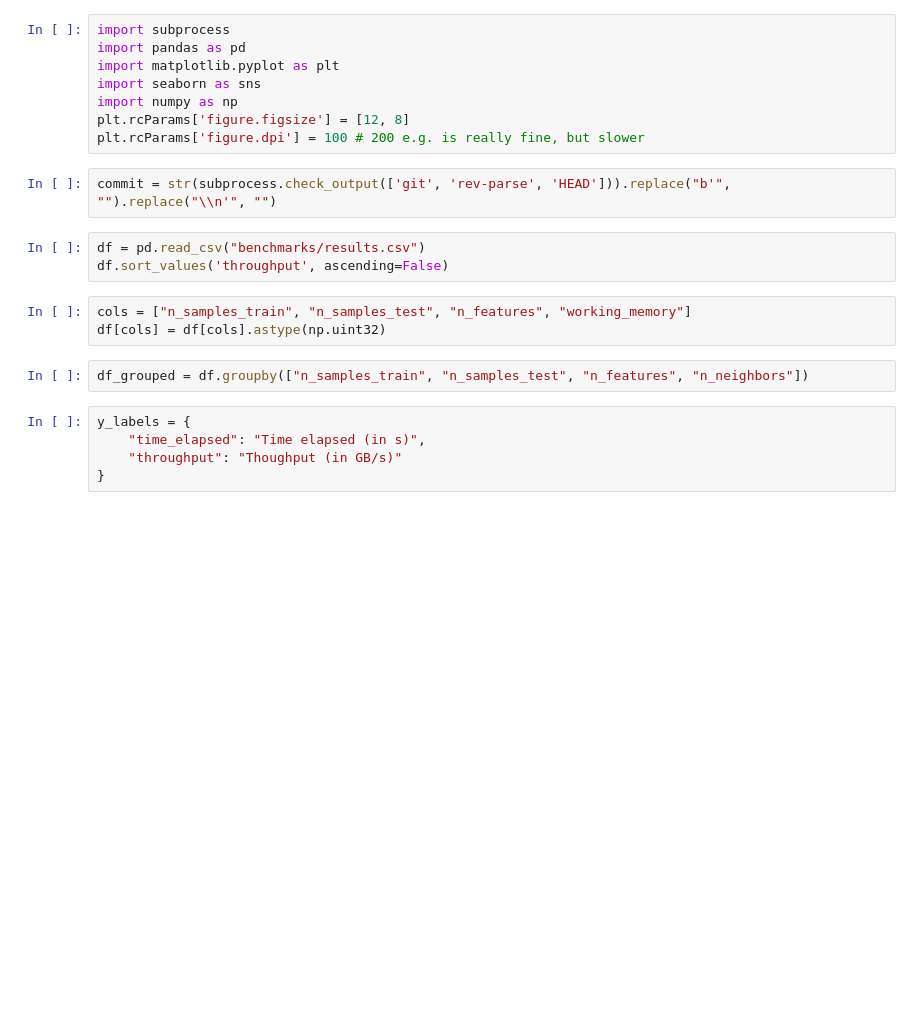
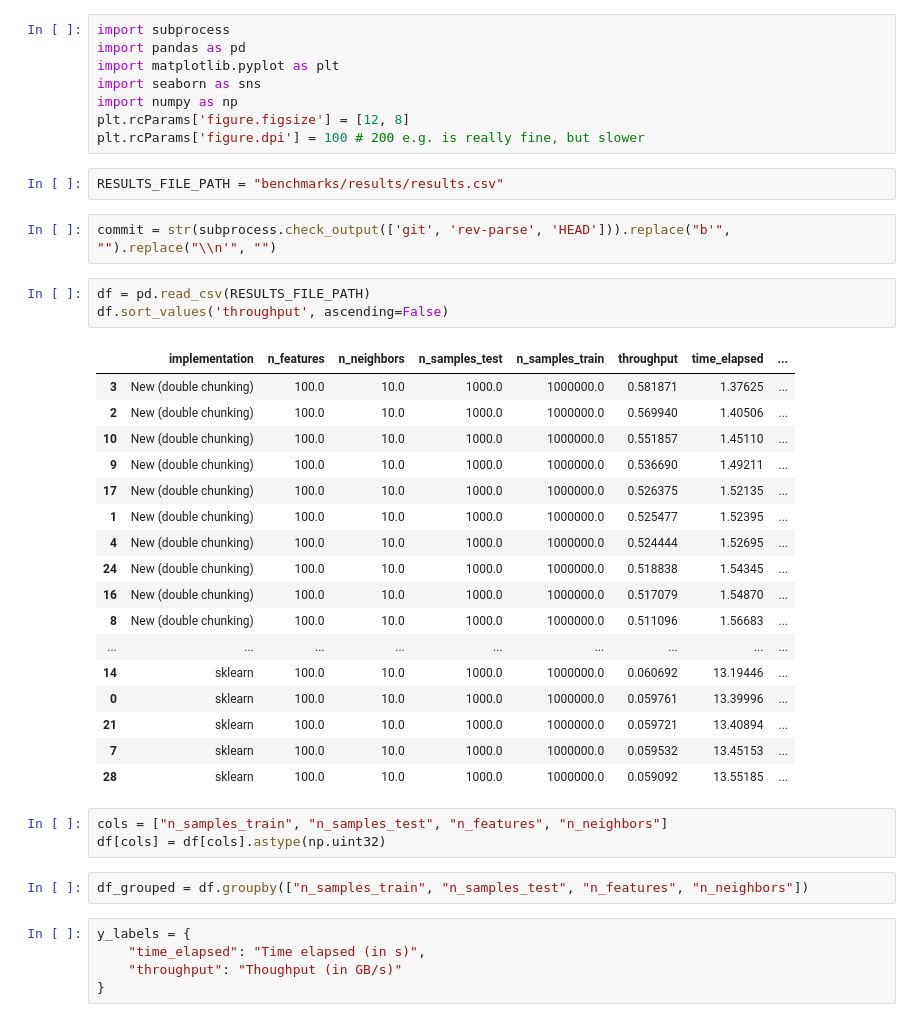
Before and after one commit to scikit-learn-inria-fondation/pdist_aggregation, a Jupyter notebook: visualization.ipynb, the cells around one changed output. Cells and saved outputs as stored; diff of their text form; blank space fills up the shorter version.

```diff
--- a/visualization.ipynb
+++ b/visualization.ipynb
@@ -6,13 +6,33 @@ import seaborn as sns
 import numpy as np
 plt.rcParams['figure.figsize'] = [12, 8]
 plt.rcParams['figure.dpi'] = 100 # 200 e.g. is really fine, but slower
+# %%
+RESULTS_FILE_PATH = "benchmarks/results/results.csv"
 # %%
 commit = str(subprocess.check_output(['git', 'rev-parse', 'HEAD'])).replace("b'", "").replace("\\n'", "")
 # %%
-df = pd.read_csv("benchmarks/results.csv")
+df = pd.read_csv(RESULTS_FILE_PATH)
 df.sort_values('throughput', ascending=False)
+# %% [output]
+|  | implementation | n_features | n_neighbors | n_samples_test | n_samples_train | throughput | time_elapsed | ... |
+| 3 | New (double chunking) | 100.0 | 10.0 | 1000.0 | 1000000.0 | 0.581871 | 1.37625 | ... |
+| 2 | New (double chunking) | 100.0 | 10.0 | 1000.0 | 1000000.0 | 0.569940 | 1.40506 | ... |
+| 10 | New (double chunking) | 100.0 | 10.0 | 1000.0 | 1000000.0 | 0.551857 | 1.45110 | ... |
+| 9 | New (double chunking) | 100.0 | 10.0 | 1000.0 | 1000000.0 | 0.536690 | 1.49211 | ... |
+| 17 | New (double chunking) | 100.0 | 10.0 | 1000.0 | 1000000.0 | 0.526375 | 1.52135 | ... |
+| 1 | New (double chunking) | 100.0 | 10.0 | 1000.0 | 1000000.0 | 0.525477 | 1.52395 | ... |
+| 4 | New (double chunking) | 100.0 | 10.0 | 1000.0 | 1000000.0 | 0.524444 | 1.52695 | ... |
+| 24 | New (double chunking) | 100.0 | 10.0 | 1000.0 | 1000000.0 | 0.518838 | 1.54345 | ... |
+| 16 | New (double chunking) | 100.0 | 10.0 | 1000.0 | 1000000.0 | 0.517079 | 1.54870 | ... |
+| 8 | New (double chunking) | 100.0 | 10.0 | 1000.0 | 1000000.0 | 0.511096 | 1.56683 | ... |
+| ... | ... | ... | ... | ... | ... | ... | ... | ... |
+| 14 | sklearn | 100.0 | 10.0 | 1000.0 | 1000000.0 | 0.060692 | 13.19446 | ... |
+| 0 | sklearn | 100.0 | 10.0 | 1000.0 | 1000000.0 | 0.059761 | 13.39996 | ... |
+| 21 | sklearn | 100.0 | 10.0 | 1000.0 | 1000000.0 | 0.059721 | 13.40894 | ... |
+| 7 | sklearn | 100.0 | 10.0 | 1000.0 | 1000000.0 | 0.059532 | 13.45153 | ... |
+| 28 | sklearn | 100.0 | 10.0 | 1000.0 | 1000000.0 | 0.059092 | 13.55185 | ... |
 # %%
-cols = ["n_samples_train", "n_samples_test", "n_features", "working_memory"]
+cols = ["n_samples_train", "n_samples_test", "n_features", "n_neighbors"]
 df[cols] = df[cols].astype(np.uint32)
 # %%
 df_grouped = df.groupby(["n_samples_train", "n_samples_test", "n_features", "n_neighbors"])
```
Also changed, not shown: parts of 1 cell of this notebook, 4 other files.
